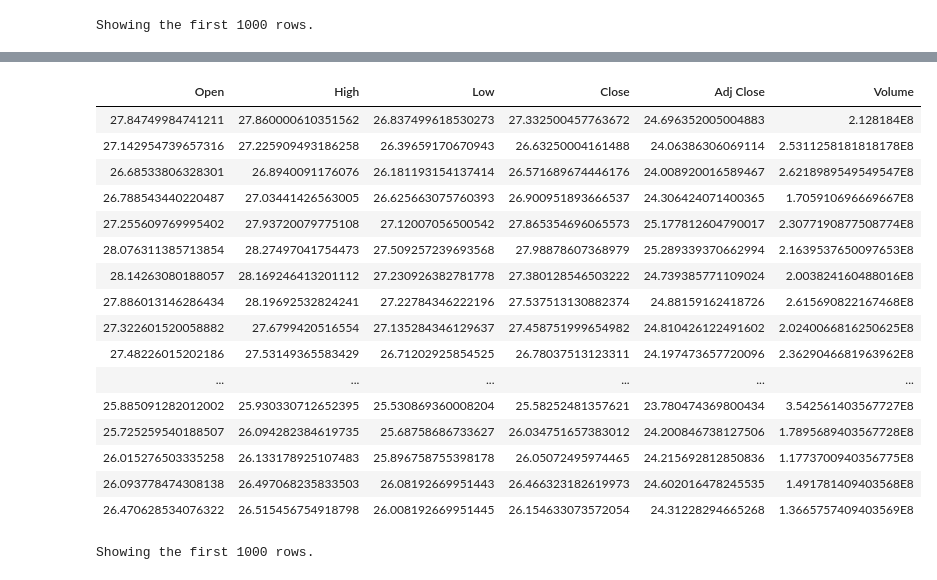
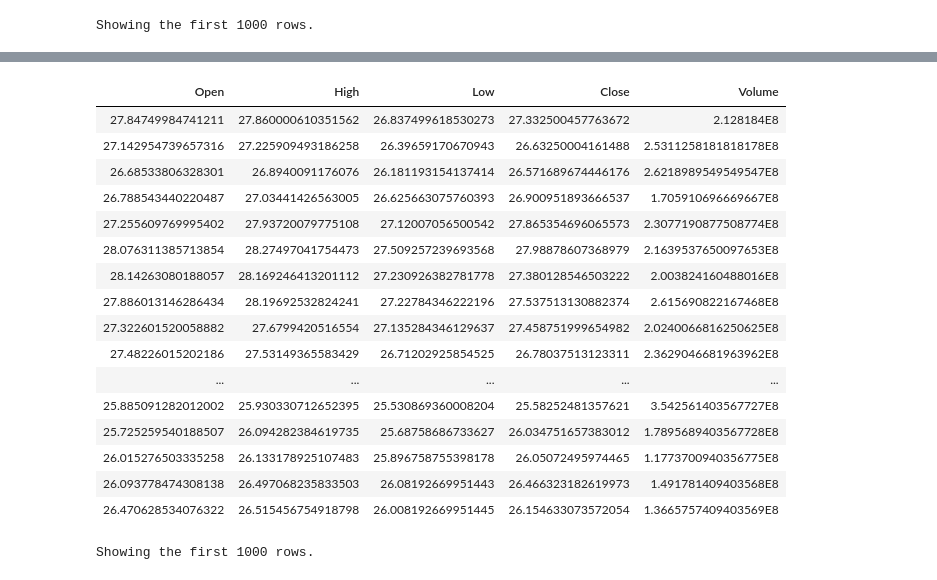
Before and after one commit to KChow095/MachineLearningStockPricePrediction, a Jupyter notebook: AnalyzingAAPLStock.ipynb, the cells around one changed output, grey strips where cells are left out. Drawn from its saved outputs; the diff is of its cells as text; code cells hidden in the pictures.

```diff
--- a/AnalyzingAAPLStock.ipynb
+++ b/AnalyzingAAPLStock.ipynb
@@ -55,7 +56,7 @@ df_new.count()
 [interactive output not drawn]
 # %%
 new_pdf = df_new.toPandas()
-old_pdf = df_new.toPandas()
+old_pdf = df_old.toPandas()
 # %% [output]
 [interactive output not drawn]
 # %%
@@ -67,33 +70,33 @@ display(plt)
 # %%
 def get_exp_preprocessing(df, alpha=0.9):
     edata = df.ewm(alpha=alpha).mean()
     return edata
 
 del(old_pdf['Adj Close'])
 del(old_pdf['Date'])
 sold_pdf = get_exp_preprocessing(old_pdf)
-#del(new_pdf['Adj Close'])
-#del(new_pdf['Date'])
+del(new_pdf['Adj Close'])
+del(new_pdf['Date'])
 snew_pdf = get_exp_preprocessing(new_pdf)
 display(snew_pdf)
 # %% [output]
-| Open | High | Low | Close | Adj Close | Volume |
-| 27.84749984741211 | 27.860000610351562 | 26.837499618530273 | 27.332500457763672 | 24.696352005004883 | 2.128184E8 |
-| 27.142954739657316 | 27.225909493186258 | 26.39659170670943 | 26.63250004161488 | 24.06386306069114 | 2.5311258181818178E8 |
-| 26.68533806328301 | 26.8940091176076 | 26.181193154137414 | 26.571689674446176 | 24.008920016589467 | 2.6218989549549547E8 |
-| 26.788543440220487 | 27.03441426563005 | 26.625663075760393 | 26.900951893666537 | 24.306424071400365 | 1.705910696669667E8 |
-| 27.255609769995402 | 27.93720079775108 | 27.12007056500542 | 27.865354696065573 | 25.177812604790017 | 2.3077190877508774E8 |
-| 28.076311385713854 | 28.27497041754473 | 27.509257239693568 | 27.98878607368979 | 25.289339370662994 | 2.1639537650097653E8 |
-| 28.14263080188057 | 28.169246413201112 | 27.230926382781778 | 27.380128546503222 | 24.739385771109024 | 2.003824160488016E8 |
-| 27.886013146286434 | 28.19692532824241 | 27.22784346222196 | 27.537513130882374 | 24.88159162418726 | 2.615690822167468E8 |
-| 27.322601520058882 | 27.6799420516554 | 27.135284346129637 | 27.458751999654982 | 24.810426122491602 | 2.0240066816250625E8 |
-| 27.48226015202186 | 27.53149365583429 | 26.71202925854525 | 26.78037513123311 | 24.197473657720096 | 2.3629046681963962E8 |
-| ... | ... | ... | ... | ... | ... |
-| 25.885091282012002 | 25.930330712652395 | 25.530869360008204 | 25.58252481357621 | 23.780474369800434 | 3.542561403567727E8 |
-| 25.725259540188507 | 26.094282384619735 | 25.68758686733627 | 26.034751657383012 | 24.200846738127506 | 1.7895689403567728E8 |
-| 26.015276503335258 | 26.133178925107483 | 25.896758755398178 | 26.05072495974465 | 24.215692812850836 | 1.1773700940356775E8 |
-| 26.093778474308138 | 26.497068235833503 | 26.08192669951443 | 26.466323182619973 | 24.602016478245535 | 1.491781409403568E8 |
-| 26.470628534076322 | 26.515456754918798 | 26.008192669951445 | 26.154633073572054 | 24.31228294665268 | 1.3665757409403569E8 |
+| Open | High | Low | Close | Volume |
+| 27.84749984741211 | 27.860000610351562 | 26.837499618530273 | 27.332500457763672 | 2.128184E8 |
+| 27.142954739657316 | 27.225909493186258 | 26.39659170670943 | 26.63250004161488 | 2.5311258181818178E8 |
+| 26.68533806328301 | 26.8940091176076 | 26.181193154137414 | 26.571689674446176 | 2.6218989549549547E8 |
+| 26.788543440220487 | 27.03441426563005 | 26.625663075760393 | 26.900951893666537 | 1.705910696669667E8 |
+| 27.255609769995402 | 27.93720079775108 | 27.12007056500542 | 27.865354696065573 | 2.3077190877508774E8 |
+| 28.076311385713854 | 28.27497041754473 | 27.509257239693568 | 27.98878607368979 | 2.1639537650097653E8 |
+| 28.14263080188057 | 28.169246413201112 | 27.230926382781778 | 27.380128546503222 | 2.003824160488016E8 |
+| 27.886013146286434 | 28.19692532824241 | 27.22784346222196 | 27.537513130882374 | 2.615690822167468E8 |
+| 27.322601520058882 | 27.6799420516554 | 27.135284346129637 | 27.458751999654982 | 2.0240066816250625E8 |
+| 27.48226015202186 | 27.53149365583429 | 26.71202925854525 | 26.78037513123311 | 2.3629046681963962E8 |
+| ... | ... | ... | ... | ... |
+| 25.885091282012002 | 25.930330712652395 | 25.530869360008204 | 25.58252481357621 | 3.542561403567727E8 |
+| 25.725259540188507 | 26.094282384619735 | 25.68758686733627 | 26.034751657383012 | 1.7895689403567728E8 |
+| 26.015276503335258 | 26.133178925107483 | 25.896758755398178 | 26.05072495974465 | 1.1773700940356775E8 |
+| 26.093778474308138 | 26.497068235833503 | 26.08192669951443 | 26.466323182619973 | 1.491781409403568E8 |
+| 26.470628534076322 | 26.515456754918798 | 26.008192669951445 | 26.154633073572054 | 1.3665757409403569E8 |
 Showing the first 1000 rows.
 # %%
 display(new_pdf)
```
Also changed, not shown: parts of 72 cells of this notebook, 2 other files.
